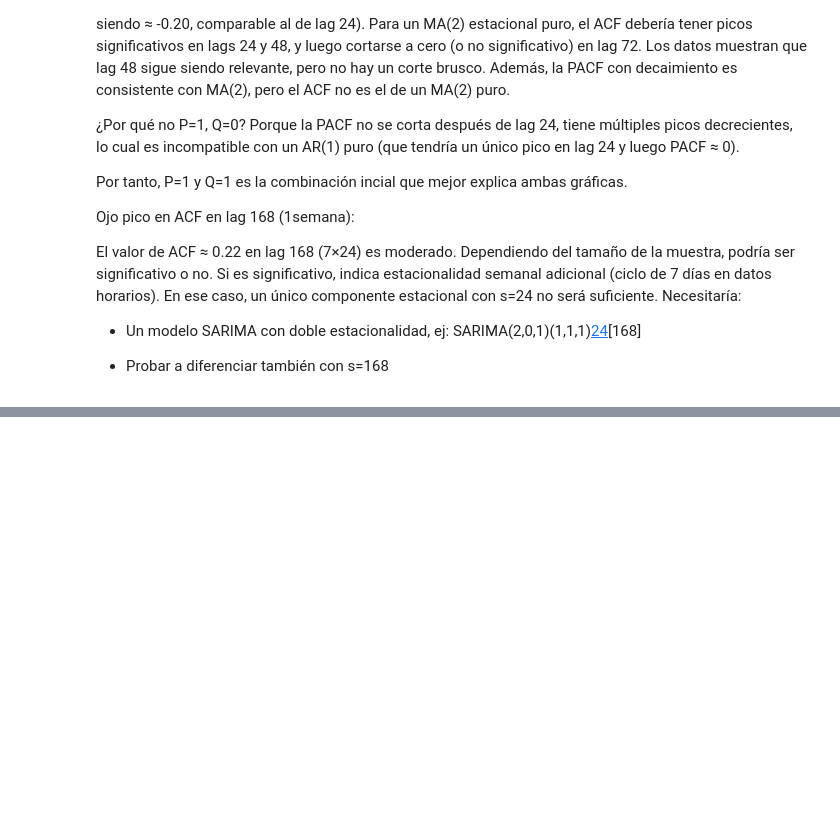
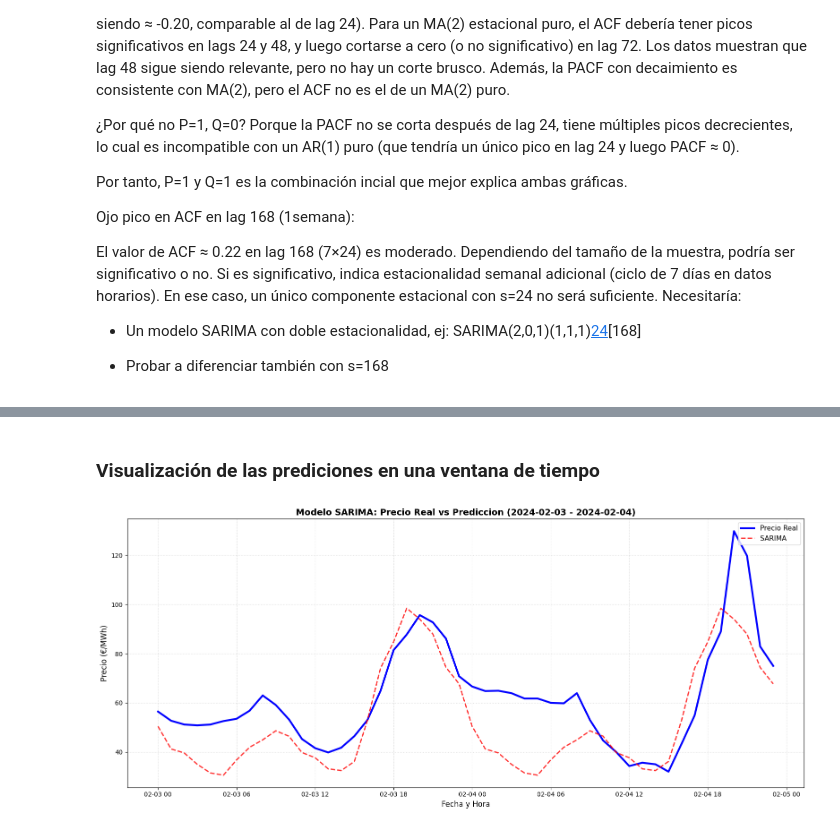
Before and after one commit to JaimeSa03/TFG_Model_Predictor, a Jupyter notebook: Experimentos/Series_Temp/SARIMA/SARIMA_predictor.ipynb, the cells around one changed output, grey strips where cells are left out. Cells and saved outputs as stored; diff of their text form; code cells hidden in the pictures; blank space fills up the shorter version.

```diff
--- a/Experimentos/Series_Temp/SARIMA/SARIMA_predictor.ipynb
+++ b/Experimentos/Series_Temp/SARIMA/SARIMA_predictor.ipynb
@@ -355,0 +383,39 @@ los residuos NO son ruido blanco (tienen estructura/autocorrelacion)
+# %% [markdown]
+### Visualización de las prediciones en una ventana de tiempo
+# %%
+import matplotlib.pyplot as plt
+import pandas as pd
+
+# =======================================================================================
+# 7. VISUALIZACION DE RESULTADOS (MODELO SARIMA)
+# =======================================================================================
+# Cargamos el archivo de predicciones SARIMA
+df_resultados_csv = pd.read_csv('predicciones_sarima_2024.csv', index_col=0, parse_dates=True)
+
+# Filtramos un tramo corto (ej. ultima semana de julio 2024)
+df_plot = df_resultados_csv.loc['2024-02-03':'2024-02-04']
+
+plt.figure(figsize=(16, 7))
+
+# 1. Linea del Precio Real (Azul, continua y mas gruesa para que destaque)
+plt.plot(df_plot.index, df_plot['Precio_Real'],
+         label='Precio Real', color='blue', linewidth=3)
+
+# 2. Linea de Prediccion SARIMA (Rojo, punteada)
+plt.plot(df_plot.index, df_plot['Prediccion_SARIMA'],
+         label='SARIMA', color='red', linestyle='--', linewidth=2, alpha=0.8)
+
+# Añadimos titulos y diseño
+plt.title('Modelo SARIMA: Precio Real vs Prediccion (' + str(df_plot.index[0].date()) + ' - ' + str(df_plot.index[-1].date()) + ')', fontsize=14, fontweight='bold')
+plt.xlabel('Fecha y Hora', fontsize=12)
+plt.ylabel('Precio (€/MWh)', fontsize=12)
+plt.legend(loc='upper right', fontsize=11)
+plt.grid(True, linestyle=':', alpha=0.6)
+
+plt.tight_layout()
+
+# Guardamos y mostramos
+plt.savefig('grafico_sarima_(' + str(df_plot.index[0].date()) + ' - ' + str(df_plot.index[-1].date()) + ')_2024.png', dpi=300)
+plt.show()
+# %% [output]
+[figure, added]
```
Also changed, not shown: parts of 16 cells of this notebook, 41 other files.
